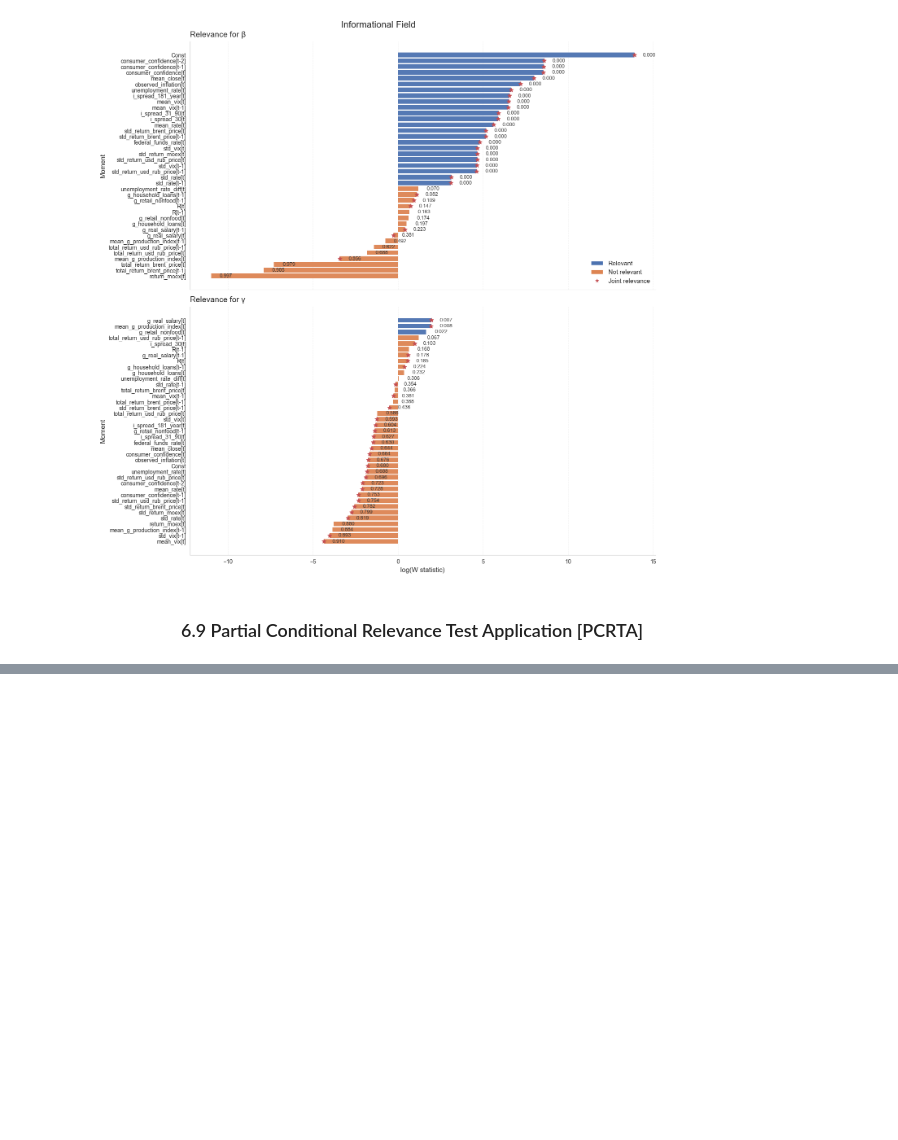
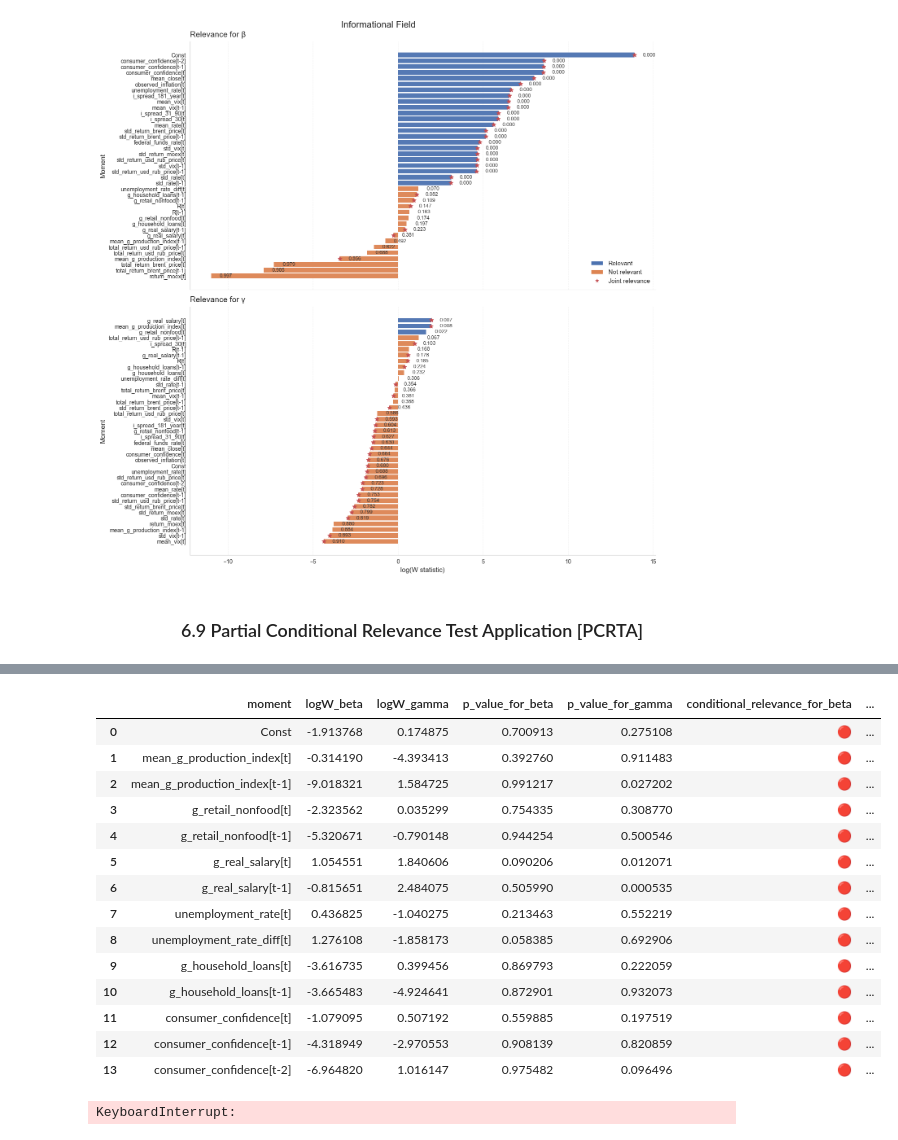
Before and after one commit to KoRoJIeBu4/REDUNDANCY-TESTS-OF-MOMENT-CONDITIONS-APPLIED-TO-MACROECONOMIC-MODELS, a Jupyter notebook: main.ipynb, the cells around one changed output, grey strips where cells are left out. Drawn from its saved outputs; the diff is of its cells as text; code cells hidden in the pictures; blank space fills up the shorter version.

Commit message:
add PCRTA functions

```diff
--- a/main.ipynb
+++ b/main.ipynb
@@ -1404,0 +1429,26 @@ utilities.plot_moment_relevance_by_beta_and_gamma(PURTA_of_main_dataset, title='
+# %%
+PCRTA_of_feature_group_2 = utilities.implement_PCRTA(
+    input=test_feature_group_2,
+    CRTA_results=CRTA_of_feature_group_2,
+    name='Блок фундаментальных макроэкономических условий',
+    significance_level=0.05
+)
+PCRTA_of_feature_group_2.to_excel('data/datasets/test_reports/PCRTA/PCRTA_of_feature_group_2.xlsx')
+PCRTA_of_feature_group_2 = pd.read_excel('data/datasets/test_reports/PCRTA/PCRTA_of_feature_group_2.xlsx', index_col=0)
+PCRTA_of_feature_group_2
+# %% [output]
+|  | moment | logW_beta | logW_gamma | p_value_for_beta | p_value_for_gamma | conditional_relevance_for_beta | ... |
+| 0 | Const | -1.913768 | 0.174875 | 0.700913 | 0.275108 | 🔴 | ... |
+| 1 | mean_g_production_index[t] | -0.314190 | -4.393413 | 0.392760 | 0.911483 | 🔴 | ... |
+| 2 | mean_g_production_index[t-1] | -9.018321 | 1.584725 | 0.991217 | 0.027202 | 🔴 | ... |
+| 3 | g_retail_nonfood[t] | -2.323562 | 0.035299 | 0.754335 | 0.308770 | 🔴 | ... |
+| 4 | g_retail_nonfood[t-1] | -5.320671 | -0.790148 | 0.944254 | 0.500546 | 🔴 | ... |
+| 5 | g_real_salary[t] | 1.054551 | 1.840606 | 0.090206 | 0.012071 | 🔴 | ... |
+| 6 | g_real_salary[t-1] | -0.815651 | 2.484075 | 0.505990 | 0.000535 | 🔴 | ... |
+| 7 | unemployment_rate[t] | 0.436825 | -1.040275 | 0.213463 | 0.552219 | 🔴 | ... |
+| 8 | unemployment_rate_diff[t] | 1.276108 | -1.858173 | 0.058385 | 0.692906 | 🔴 | ... |
+| 9 | g_household_loans[t] | -3.616735 | 0.399456 | 0.869793 | 0.222059 | 🔴 | ... |
+| 10 | g_household_loans[t-1] | -3.665483 | -4.924641 | 0.872901 | 0.932073 | 🔴 | ... |
+| 11 | consumer_confidence[t] | -1.079095 | 0.507192 | 0.559885 | 0.197519 | 🔴 | ... |
+| 12 | consumer_confidence[t-1] | -4.318949 | -2.970553 | 0.908139 | 0.820859 | 🔴 | ... |
+| 13 | consumer_confidence[t-2] | -6.964820 | 1.016147 | 0.975482 | 0.096496 | 🔴 | ... |
@@ -1404,0 +1465,12 @@ utilities.plot_moment_relevance_by_beta_and_gamma(PURTA_of_main_dataset, title='
+# %%
+PCRTA_of_main_dataset = utilities.implement_PCRTA(
+    input=main_dataset,
+    CRTA_results=CRTA_of_main_dataset,
+    name='Общее поле',
+    significance_level=0.05
+)
+PCRTA_of_main_dataset.to_excel('data/datasets/test_reports/PCRTA/PCRTA_of_main_dataset.xlsx')
+PCRTA_of_main_dataset = pd.read_excel('data/datasets/test_reports/PCRTA/PCRTA_of_main_dataset.xlsx', index_col=0)
+PCRTA_of_main_dataset
+# %% [output]
+KeyboardInterrupt:
```
Also changed, not shown: parts of 2 cells of this notebook, 4 other files.
